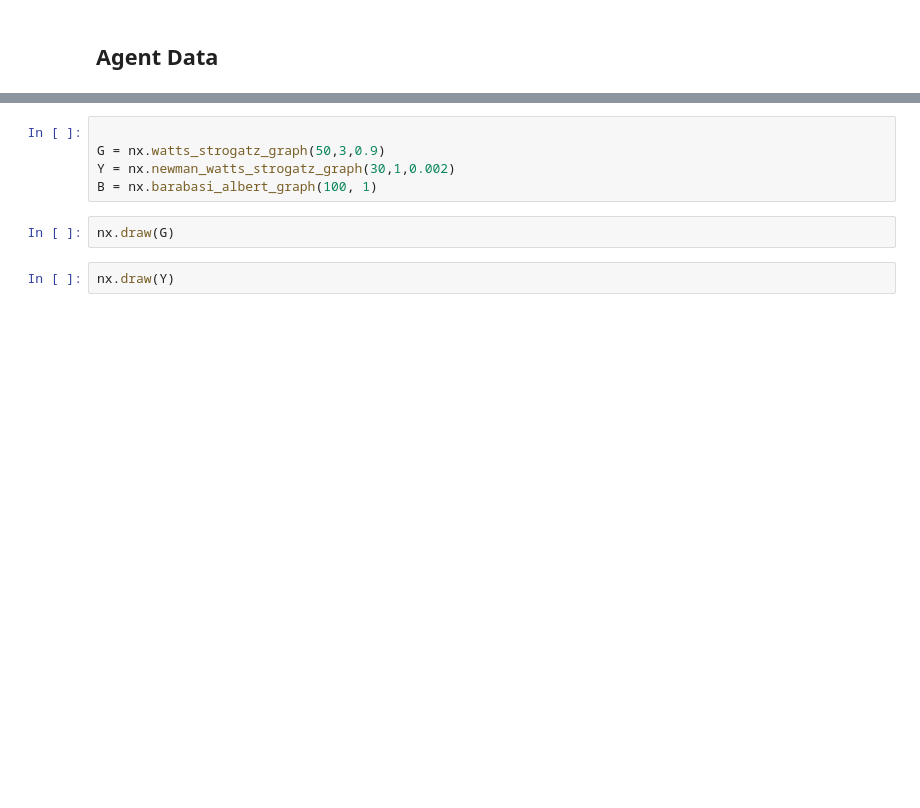
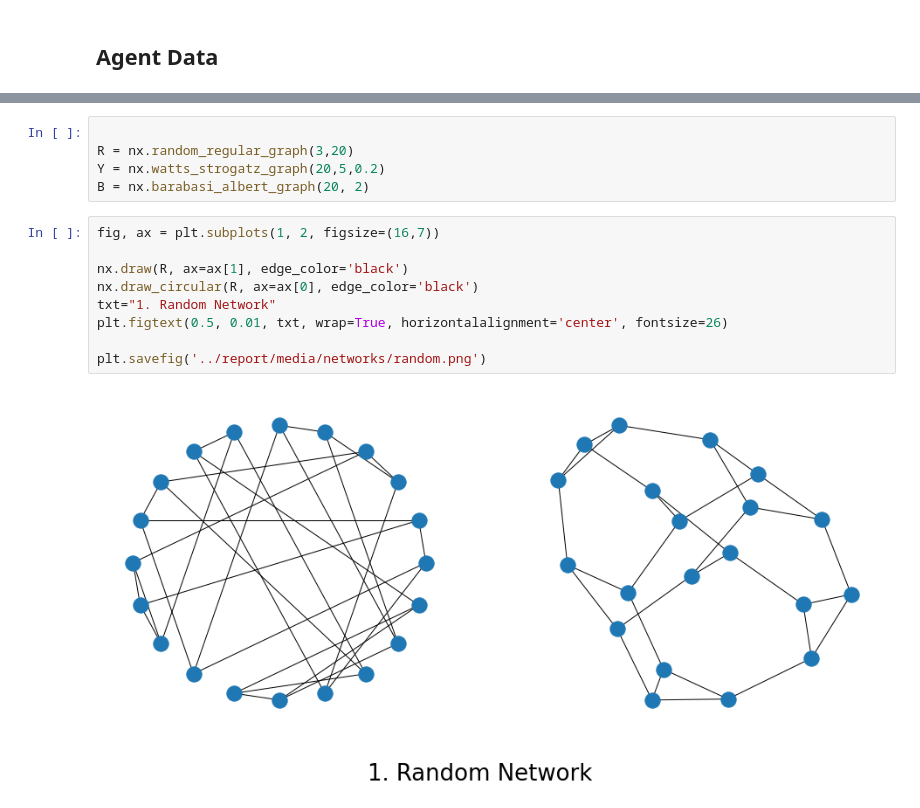
Before and after one commit to jc-doyle/market-model, a Jupyter notebook: analysis.ipynb, the cells around one changed output, grey strips where cells are left out. Saved outputs shown, nothing was run; the diff lists cells and outputs as text; blank space fills up the shorter version.

```diff
--- a/analysis.ipynb
+++ b/analysis.ipynb
@@ -154,9 +254,16 @@ df_agent.xs(2, level=1)[-1:]['Price'].values[0] #A specific agent over time
 # %%
 
-G = nx.watts_strogatz_graph(50,3,0.9)
-Y = nx.newman_watts_strogatz_graph(30,1,0.002)
-B = nx.barabasi_albert_graph(100, 1)
+R = nx.random_regular_graph(3,20)
+Y = nx.watts_strogatz_graph(20,5,0.2)
+B = nx.barabasi_albert_graph(20, 2)
-# %%
-nx.draw(G)
-# %%
-nx.draw(Y)
+# %%
+fig, ax = plt.subplots(1, 2, figsize=(16,7))
+
+nx.draw(R, ax=ax[1], edge_color='black')
+nx.draw_circular(R, ax=ax[0], edge_color='black')
+txt="1. Random Network"
+plt.figtext(0.5, 0.01, txt, wrap=True, horizontalalignment='center', fontsize=26)
+
+plt.savefig('../report/media/networks/random.png')
+# %% [output]
+[figure, added]
```
Also changed, not shown: parts of 31 cells of this notebook, 3 other files.
